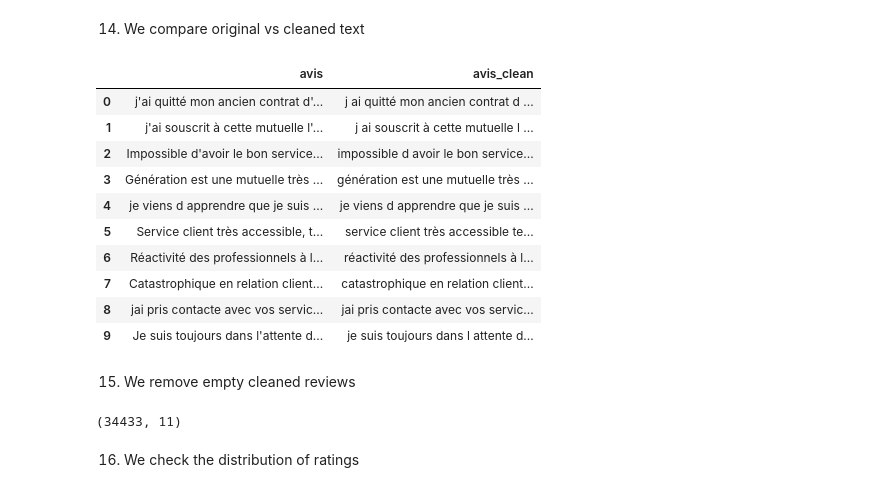
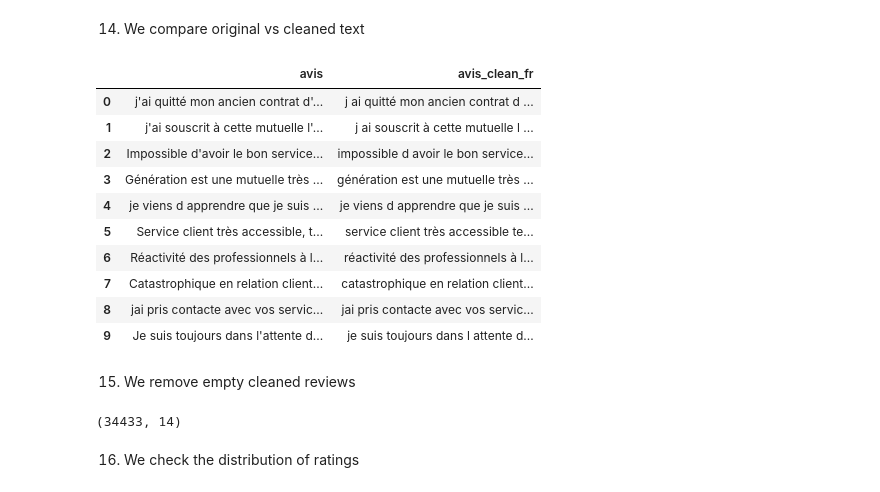
Before and after one commit to KoLiBrie9/nlp_project2, a Jupyter notebook: notebooks/01_data_cleaning.ipynb, the cells around one changed output. Saved outputs shown, nothing was run; the diff lists cells and outputs as text; code cells hidden in the pictures.

```diff
--- a/notebooks/01_data_cleaning.ipynb
+++ b/notebooks/01_data_cleaning.ipynb
@@ -135,5 +151,3 @@ We have zero missing values in the "avis" columns but there is a lot a missing v
-# %%
-df = df.drop(columns=["avis_cor", "avis_cor_en"])
 # %% [markdown]
 11) Remove exact duplicates
 # %%
@@ -154,13 +176,13 @@ def clean_text(text):
 # %% [markdown]
 13) We create a cleaned review colum
 # %%
-df["avis_clean"] = df["avis"].apply(clean_text)
+df["avis_clean_fr"] = df["avis"].apply(clean_text)
 # %% [markdown]
 14) We compare original vs cleaned text
 # %%
-df[["avis", "avis_clean"]].head(10)
+df[["avis", "avis_clean_fr"]].head(10)
 # %% [output]
-|  | avis | avis_clean |
+|  | avis | avis_clean_fr |
 | 0 | j'ai quitté mon ancien contrat d'... | j ai quitté mon ancien contrat d ... |
 | 1 | j'ai souscrit à cette mutuelle l'... | j ai souscrit à cette mutuelle l ... |
 | 2 | Impossible d'avoir le bon service... | impossible d avoir le bon service... |
@@ -177,7 +199,7 @@ df[["avis", "avis_clean"]].head(10)
 df = df[df["avis_clean"].str.len() > 0].copy()
 df.shape
 # %% [output]
-(34433, 11)
+(34433, 14)
 # %% [markdown]
 16) We check the distribution of ratings
 # %%
```
Also changed, not shown: parts of 44 cells of this notebook, 7 other files.
